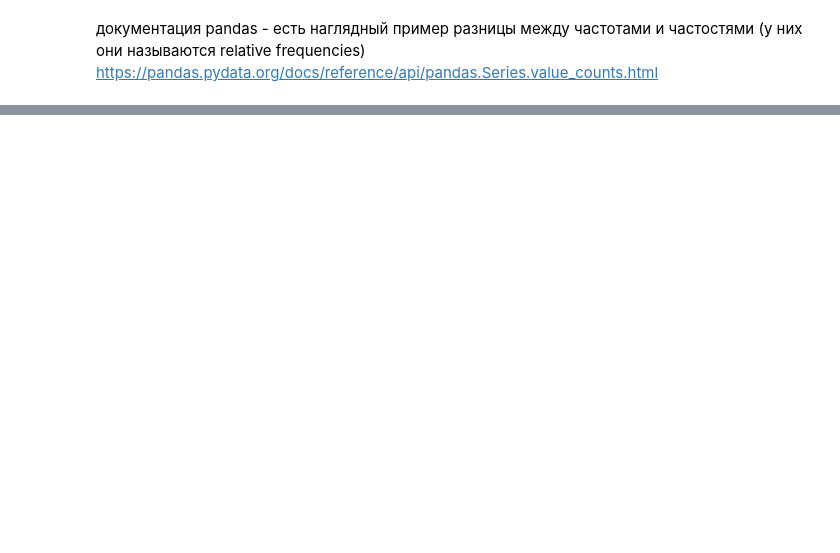
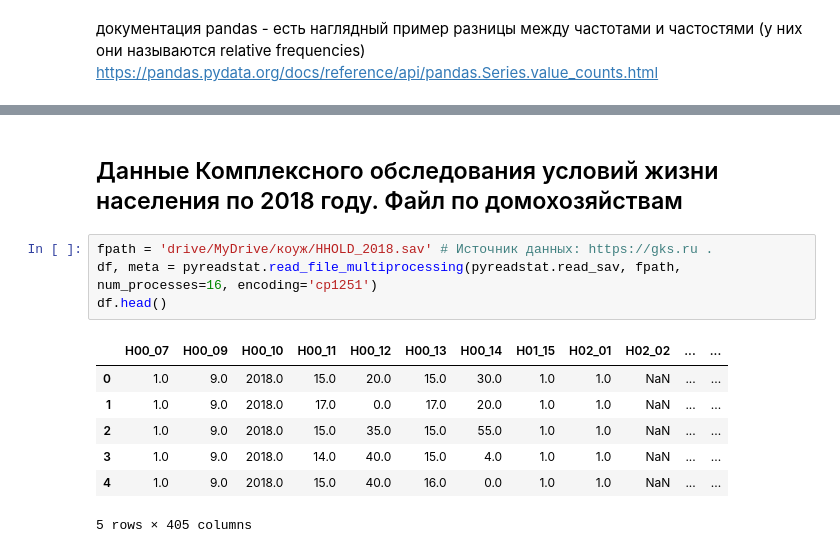
Before and after one commit to PSuvorkov/sociology, a Jupyter notebook: chi_square.ipynb, the cells around one changed output, grey strips where cells are left out. Cells and saved outputs as stored; diff of their text form; blank space fills up the shorter version.

```diff
--- a/chi_square.ipynb
+++ b/chi_square.ipynb
@@ -80,3 +571,17 @@ def frequencuies_pandas(dataframe, columns_to_count_frequencies, factors, name):
+# %% [markdown]
+## Данные Комплексного обследования условий жизни населения по 2018 году. Файл по домохозяйствам
+# %%
+fpath = 'drive/MyDrive/коуж/HHOLD_2018.sav' # Источник данных: https://gks.ru .
+df, meta = pyreadstat.read_file_multiprocessing(pyreadstat.read_sav, fpath, num_processes=16, encoding='cp1251')
+df.head()
+# %% [output]
+|  | H00_07 | H00_09 | H00_10 | H00_11 | H00_12 | H00_13 | H00_14 | H01_15 | H02_01 | H02_02 | ... | ... |
+| 0 | 1.0 | 9.0 | 2018.0 | 15.0 | 20.0 | 15.0 | 30.0 | 1.0 | 1.0 | NaN | ... | ... |
+| 1 | 1.0 | 9.0 | 2018.0 | 17.0 | 0.0 | 17.0 | 20.0 | 1.0 | 1.0 | NaN | ... | ... |
+| 2 | 1.0 | 9.0 | 2018.0 | 15.0 | 35.0 | 15.0 | 55.0 | 1.0 | 1.0 | NaN | ... | ... |
+| 3 | 1.0 | 9.0 | 2018.0 | 14.0 | 40.0 | 15.0 | 4.0 | 1.0 | 1.0 | NaN | ... | ... |
+| 4 | 1.0 | 9.0 | 2018.0 | 15.0 | 40.0 | 16.0 | 0.0 | 1.0 | 1.0 | NaN | ... | ... |
+5 rows × 405 columns
 # %%
 factors = defaultdict(list)
 frequencuies_pandas(df, columns_to_count_frequencies, factors, 'Вся РФ')
```
Also changed, not shown: parts of 39 cells of this notebook.
